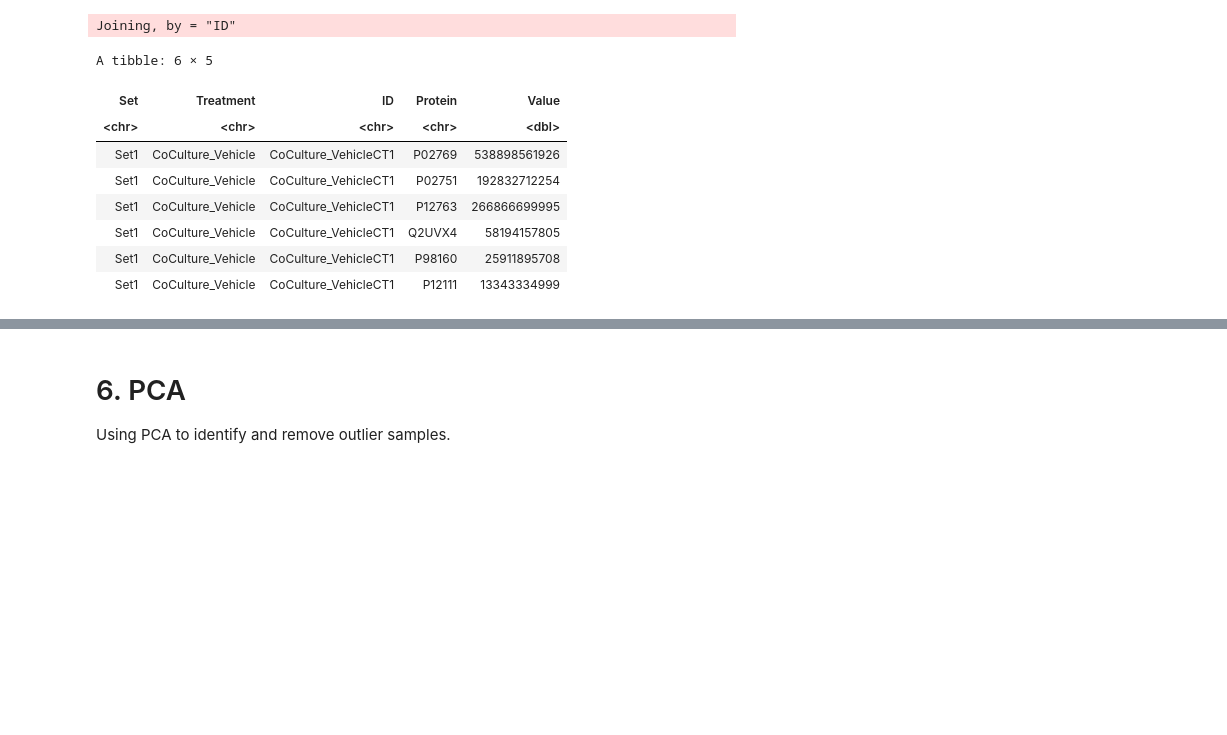
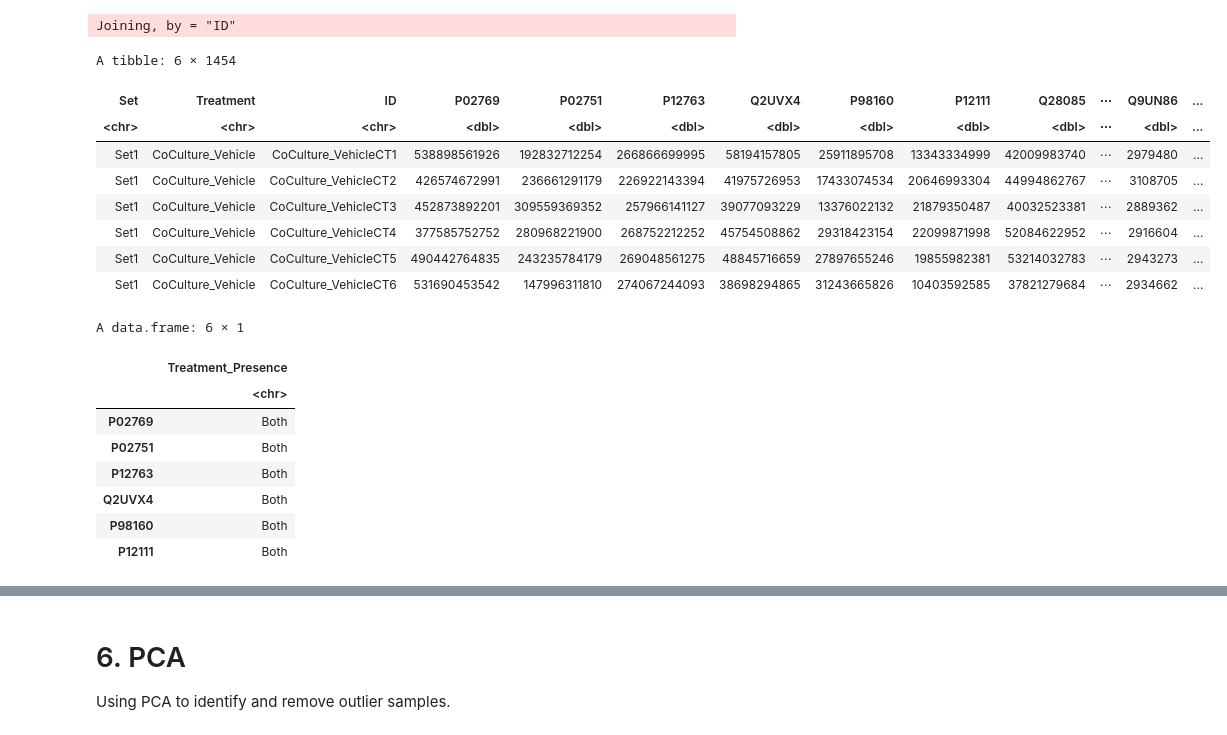
Before and after one commit to UNC-CEMALB/Characterizing-the-Extracellular-Vesicle-Proteomic-Landscape-of-the-Human-Airway-using-In-vitro-Orga, a Jupyter notebook: 1. Data Processing/Data Processing.ipynb, the cells around one changed output, grey strips where cells are left out. Cells and saved outputs as stored; diff of their text form; code cells hidden in the pictures; blank space fills up the shorter version.

```diff
--- a/1. Data Processing/Data Processing.ipynb
+++ b/1. Data Processing/Data Processing.ipynb
@@ -300,15 +376,39 @@ QRILC_imputation = function(dataset){
 imputed_df = QRILC_imputation(preimputed_df)
 # %% [output]
 Joining, by = "ID"
-# %%
-head(imputed_df)
-# %% [output]
-A tibble: 6 × 5
-| Set | Treatment | ID | Protein | Value |
-| <chr> | <chr> | <chr> | <chr> | <dbl> |
-| Set1 | CoCulture_Vehicle | CoCulture_VehicleCT1 | P02769 | 538898561926 |
-| Set1 | CoCulture_Vehicle | CoCulture_VehicleCT1 | P02751 | 192832712254 |
-| Set1 | CoCulture_Vehicle | CoCulture_VehicleCT1 | P12763 | 266866699995 |
-| Set1 | CoCulture_Vehicle | CoCulture_VehicleCT1 | Q2UVX4 | 58194157805 |
-| Set1 | CoCulture_Vehicle | CoCulture_VehicleCT1 | P98160 | 25911895708 |
-| Set1 | CoCulture_Vehicle | CoCulture_VehicleCT1 | P12111 | 13343334999 |
+# %%
+# changing protein names so they're consistent
+# creating a tx presence df to combine to the imputed df
+tx_presence_df = preimputed_df[,c(4,7)] %>%
+    unique() %>%
+    pivot_wider(names_from = Protein, values_from = Treatment_Presence) %>%
+    pivot_longer(cols = 1:1451, values_to = "Treatment_Presence") %>%
+    column_to_rownames(var = "name")
+
+# pivoting to have unique proteins that are in the same order and length as the tx presence df
+wider_imputed_df = imputed_df %>%
+    pivot_wider(names_from = Protein, values_from = Value)
+head(wider_imputed_df)
+
+# replacing row names in tx df
+rownames(tx_presence_df) = colnames(wider_imputed_df)[4:1454]
+head(tx_presence_df)
+# %% [output]
+A tibble: 6 × 1454
+| Set | Treatment | ID | P02769 | P02751 | P12763 | Q2UVX4 | P98160 | P12111 | Q28085 | ⋯ | Q9UN86 | ... |
+| <chr> | <chr> | <chr> | <dbl> | <dbl> | <dbl> | <dbl> | <dbl> | <dbl> | <dbl> | ⋯ | <dbl> | ... |
+| Set1 | CoCulture_Vehicle | CoCulture_VehicleCT1 | 538898561926 | 192832712254 | 266866699995 | 58194157805 | 25911895708 | 13343334999 | 42009983740 | ⋯ | 2979480 | ... |
+| Set1 | CoCulture_Vehicle | CoCulture_VehicleCT2 | 426574672991 | 236661291179 | 226922143394 | 41975726953 | 17433074534 | 20646993304 | 44994862767 | ⋯ | 3108705 | ... |
+| Set1 | CoCulture_Vehicle | CoCulture_VehicleCT3 | 452873892201 | 309559369352 | 257966141127 | 39077093229 | 13376022132 | 21879350487 | 40032523381 | ⋯ | 2889362 | ... |
+| Set1 | CoCulture_Vehicle | CoCulture_VehicleCT4 | 377585752752 | 280968221900 | 268752212252 | 45754508862 | 29318423154 | 22099871998 | 52084622952 | ⋯ | 2916604 | ... |
+| Set1 | CoCulture_Vehicle | CoCulture_VehicleCT5 | 490442764835 | 243235784179 | 269048561275 | 48845716659 | 27897655246 | 19855982381 | 53214032783 | ⋯ | 2943273 | ... |
+| Set1 | CoCulture_Vehicle | CoCulture_VehicleCT6 | 531690453542 | 147996311810 | 274067244093 | 38698294865 | 31243665826 | 10403592585 | 37821279684 | ⋯ | 2934662 | ... |
+A data.frame: 6 × 1
+|  | Treatment_Presence |
+|  | <chr> |
+| P02769 | Both |
+| P02751 | Both |
+| P12763 | Both |
+| Q2UVX4 | Both |
+| P98160 | Both |
+| P12111 | Both |
```
Also changed, not shown: parts of 13 cells of this notebook.
